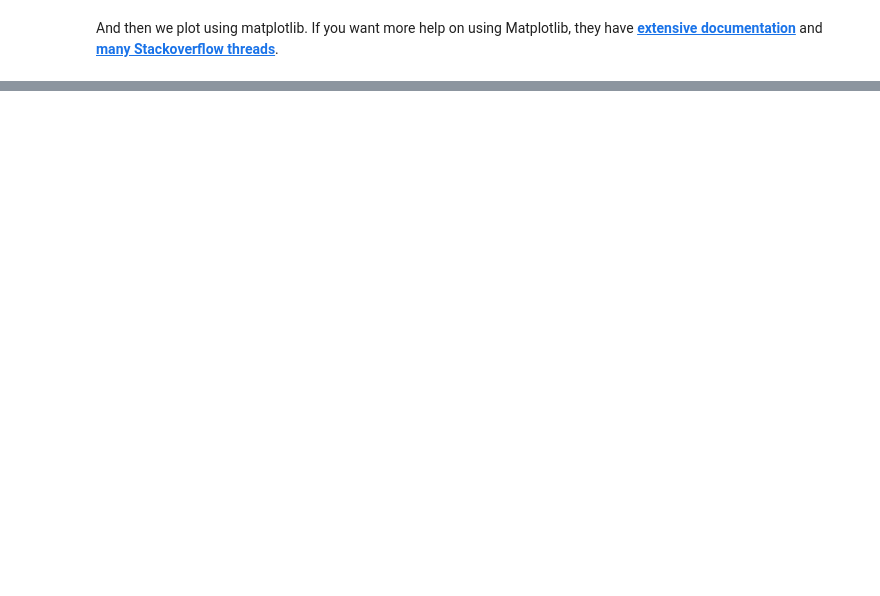
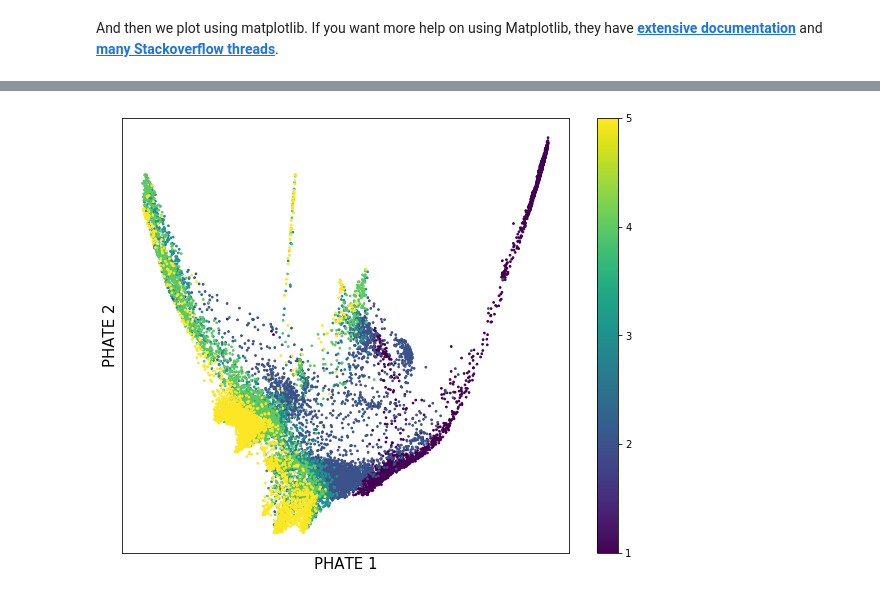
Before and after one commit to KrishnaswamyLab/PHATE, a Jupyter notebook: Python/tutorial/EmbryoidBody.ipynb, the cells around one changed output, grey strips where cells are left out. Cells and saved outputs as stored; diff of their text form; code cells hidden in the pictures; blank space fills up the shorter version.

```diff
--- a/Python/tutorial/EmbryoidBody.ipynb
+++ b/Python/tutorial/EmbryoidBody.ipynb
@@ -219,0 +261,6 @@ f.colorbar(sc, ticks=[1,2,3,4,5])
+# %%
+phate_operator.set_params(k=12)
+# We could also create a new operator:
+# phate_operator = phate.PHATE(n_components=2, k=12, n_jobs=-2)
+
+Y_phate = phate_operator.fit_transform(EBT_counts)
@@ -219,0 +287,16 @@ f.colorbar(sc, ticks=[1,2,3,4,5])
+# %%
+fig, ax = plt.subplots(1, figsize=(10,8))
+
+points = ax.scatter(Y_phate[:,0], Y_phate[:,1], c=sample_labels, s=3)
+
+ax.set_xticks([])
+ax.set_yticks([])
+ax.set_xlabel('PHATE 1', fontsize=15)
+ax.set_ylabel('PHATE 2', fontsize=15)
+
+ax.set_title('')
+
+fig.colorbar(points, ticks=[1,2,3,4,5])
+fig.show()
+# %% [output]
+[figure, added]
```
Also changed, not shown: parts of 12 cells of this notebook, 2 other files.
